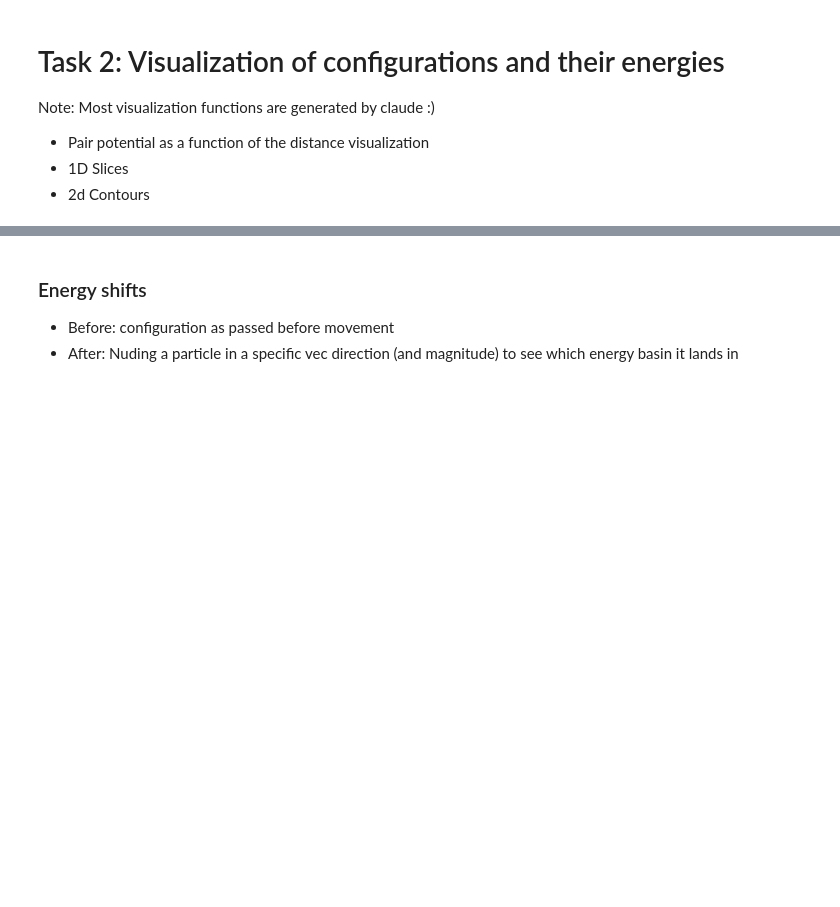
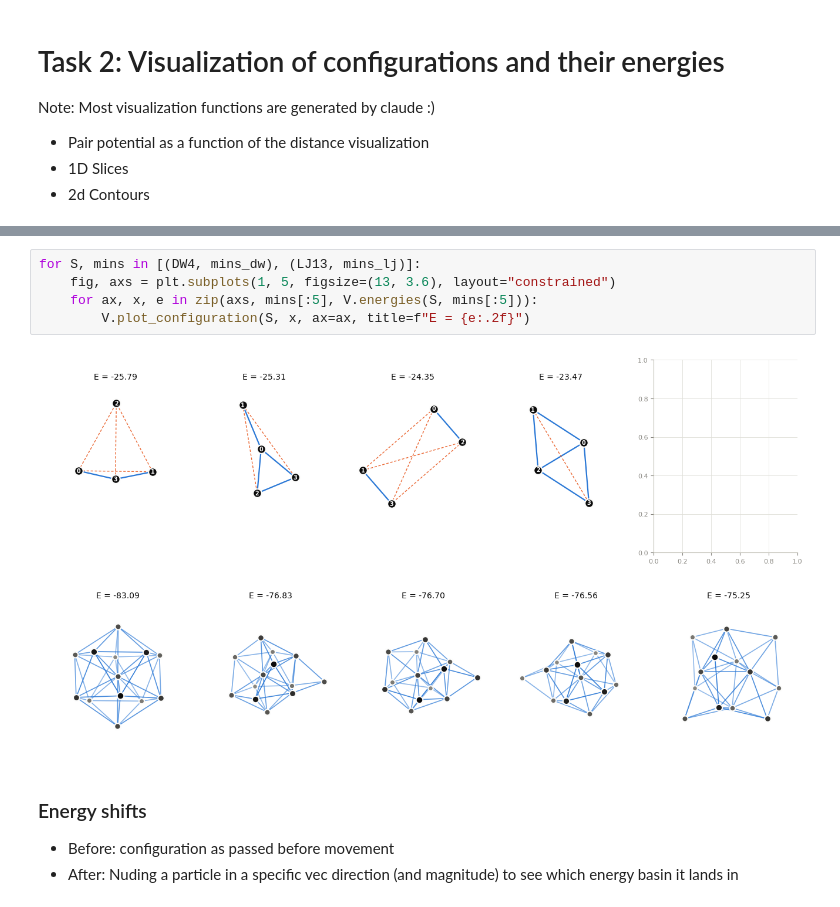
Before and after one commit to AwsamAgbarya/AdjointSampling, a Jupyter notebook: testing.ipynb, the cells around one changed output, grey strips where cells are left out. Saved outputs shown, nothing was run; the diff lists cells and outputs as text; blank space fills up the shorter version.

```diff
--- a/testing.ipynb
+++ b/testing.ipynb
@@ -115,3 +60,11 @@ plot_pair_potential(DW_pair_potential, R_SHORT, R_LONG, D_0, ax)
+# %%
+for S, mins in [(DW4, mins_dw), (LJ13, mins_lj)]:
+    fig, axs = plt.subplots(1, 5, figsize=(13, 3.6), layout="constrained")
+    for ax, x, e in zip(axs, mins[:5], V.energies(S, mins[:5])):
+        V.plot_configuration(S, x, ax=ax, title=f"E = {e:.2f}")
+# %% [output]
+[figure, added]
+[figure, added]
 # %% [markdown]
 ### Energy shifts
 - Before: configuration as passed before movement
```
Also changed, not shown: parts of 21 cells of this notebook, 4 other files.
